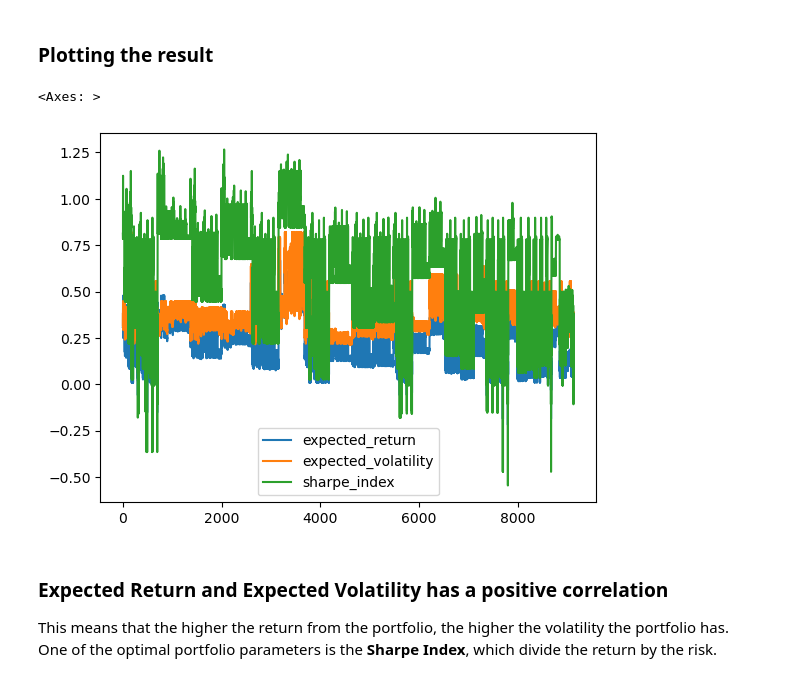
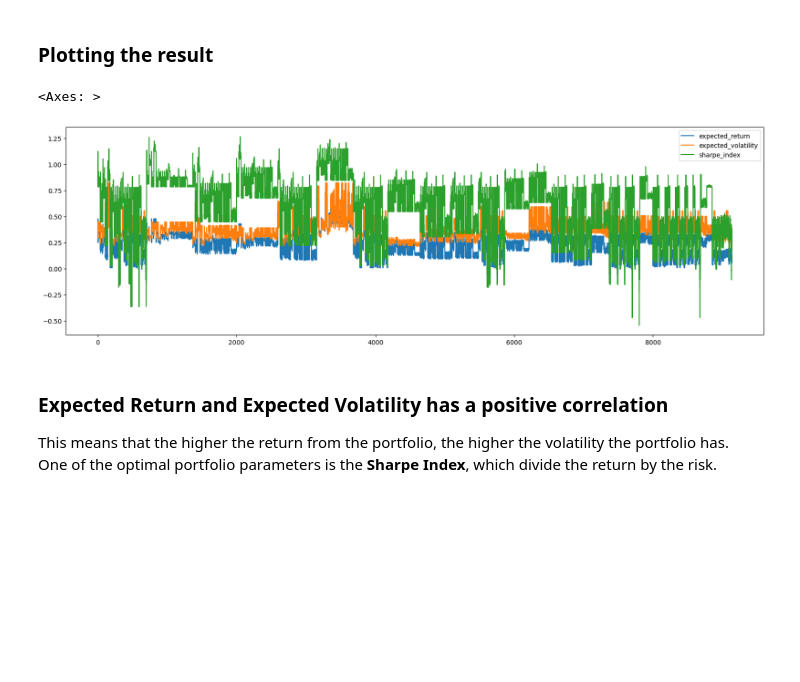
Before and after one commit to longfeet21/Data-Analyst-Project, a Jupyter notebook: Portfolio-Analysis.ipynb, the cells around one changed output. Drawn from its saved outputs; the diff is of its cells as text; code cells hidden in the pictures; blank space fills up the shorter version.

```diff
--- a/Portfolio-Analysis.ipynb
+++ b/Portfolio-Analysis.ipynb
@@ -195,10 +195,10 @@ result.head()
 # %% [markdown]
 ### Plotting the result
 # %%
-result.plot()
+result.plot(figsize=(20, 6))
 # %% [output]
 <Axes: >
-[figure, old version]
+[figure, new version]
 # %% [markdown]
 ### Expected Return and Expected Volatility has a positive correlation
 This means that the higher the return from the portfolio, the higher the volatility the portfolio has.
```
Also changed, not shown: parts of 12 cells of this notebook.
